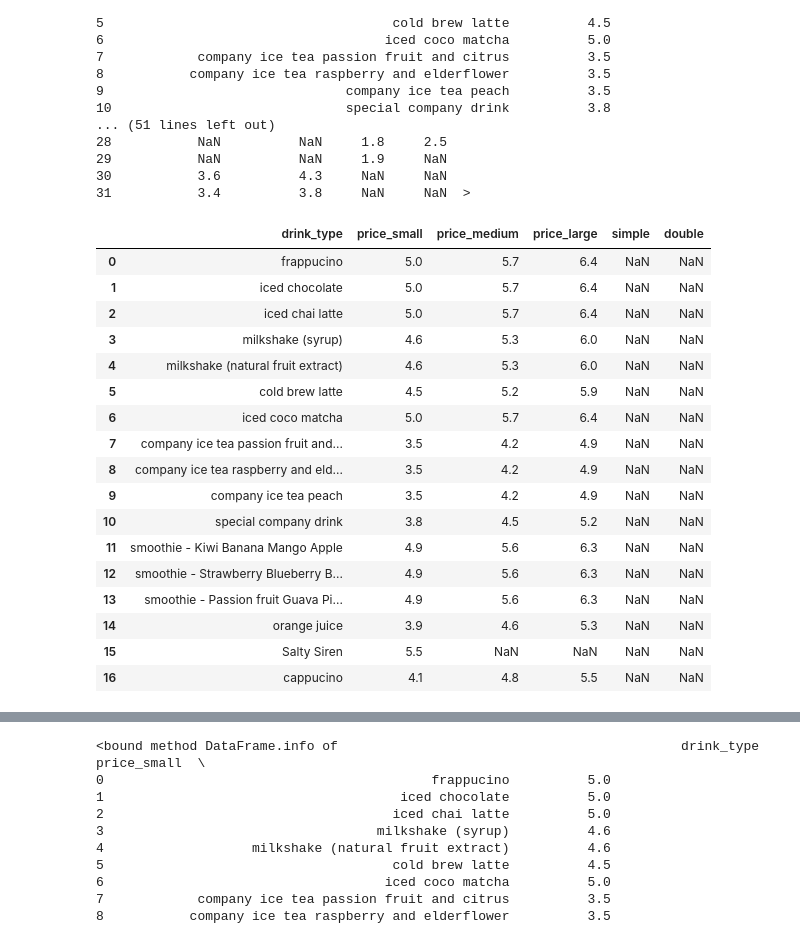
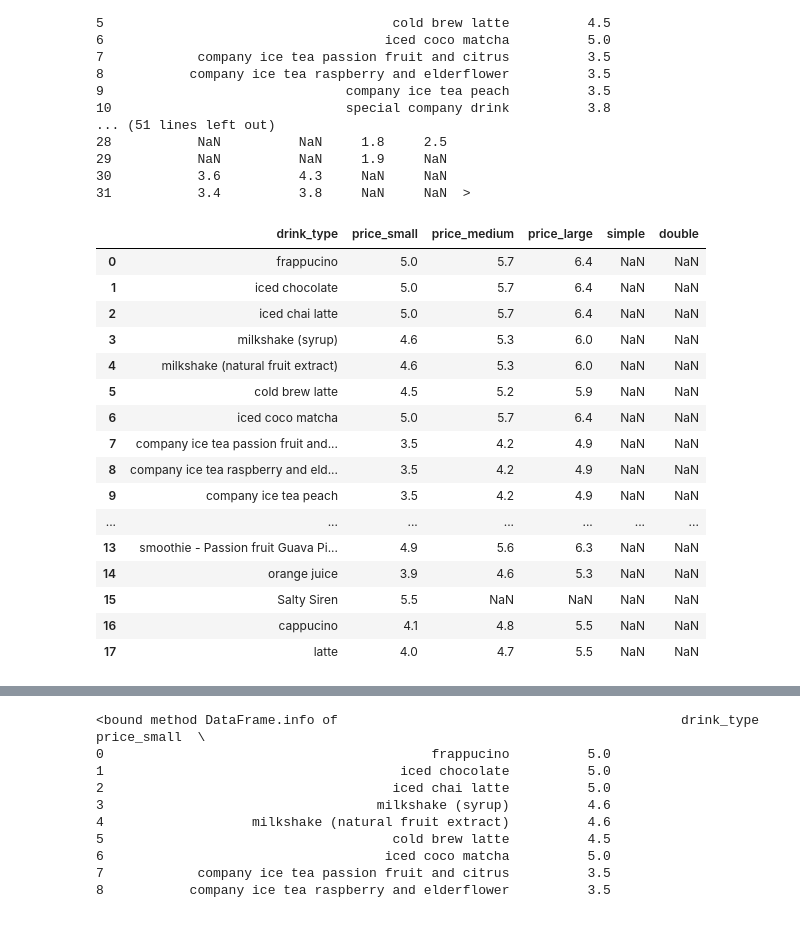
Before and after one commit to Luna-Agora/coffee, a Jupyter notebook: Notebooks/coffee notebook.ipynb, the cells around one changed output, grey strips where cells are left out. Drawn from its saved outputs; the diff is of its cells as text; code cells hidden in the pictures.

```diff
--- a/Notebooks/coffee notebook.ipynb
+++ b/Notebooks/coffee notebook.ipynb
@@ -84,26 +84,25 @@ price.last
 30           3.6          4.3     NaN     NaN
 31           3.4          3.8     NaN     NaN  >
 # %%
-price.head(17)
+price.head(18)
 # %% [output]
 |  | drink_type | price_small | price_medium | price_large | simple | double |
 | 0 | frappucino | 5.0 | 5.7 | 6.4 | NaN | NaN |
 | 1 | iced chocolate | 5.0 | 5.7 | 6.4 | NaN | NaN |
 | 2 | iced chai latte | 5.0 | 5.7 | 6.4 | NaN | NaN |
 | 3 | milkshake (syrup) | 4.6 | 5.3 | 6.0 | NaN | NaN |
 | 4 | milkshake (natural fruit extract) | 4.6 | 5.3 | 6.0 | NaN | NaN |
 | 5 | cold brew latte | 4.5 | 5.2 | 5.9 | NaN | NaN |
 | 6 | iced coco matcha | 5.0 | 5.7 | 6.4 | NaN | NaN |
 | 7 | company ice tea passion fruit and... | 3.5 | 4.2 | 4.9 | NaN | NaN |
 | 8 | company ice tea raspberry and eld... | 3.5 | 4.2 | 4.9 | NaN | NaN |
 | 9 | company ice tea peach | 3.5 | 4.2 | 4.9 | NaN | NaN |
-| 10 | special company drink | 3.8 | 4.5 | 5.2 | NaN | NaN |
-| 11 | smoothie - Kiwi Banana Mango Apple | 4.9 | 5.6 | 6.3 | NaN | NaN |
-| 12 | smoothie - Strawberry Blueberry B... | 4.9 | 5.6 | 6.3 | NaN | NaN |
+| ... | ... | ... | ... | ... | ... | ... |
 | 13 | smoothie - Passion fruit Guava Pi... | 4.9 | 5.6 | 6.3 | NaN | NaN |
 | 14 | orange juice | 3.9 | 4.6 | 5.3 | NaN | NaN |
 | 15 | Salty Siren | 5.5 | NaN | NaN | NaN | NaN |
 | 16 | cappucino | 4.1 | 4.8 | 5.5 | NaN | NaN |
+| 17 | latte | 4.0 | 4.7 | 5.5 | NaN | NaN |
 # %%
 price2 = price
 # %%
```
